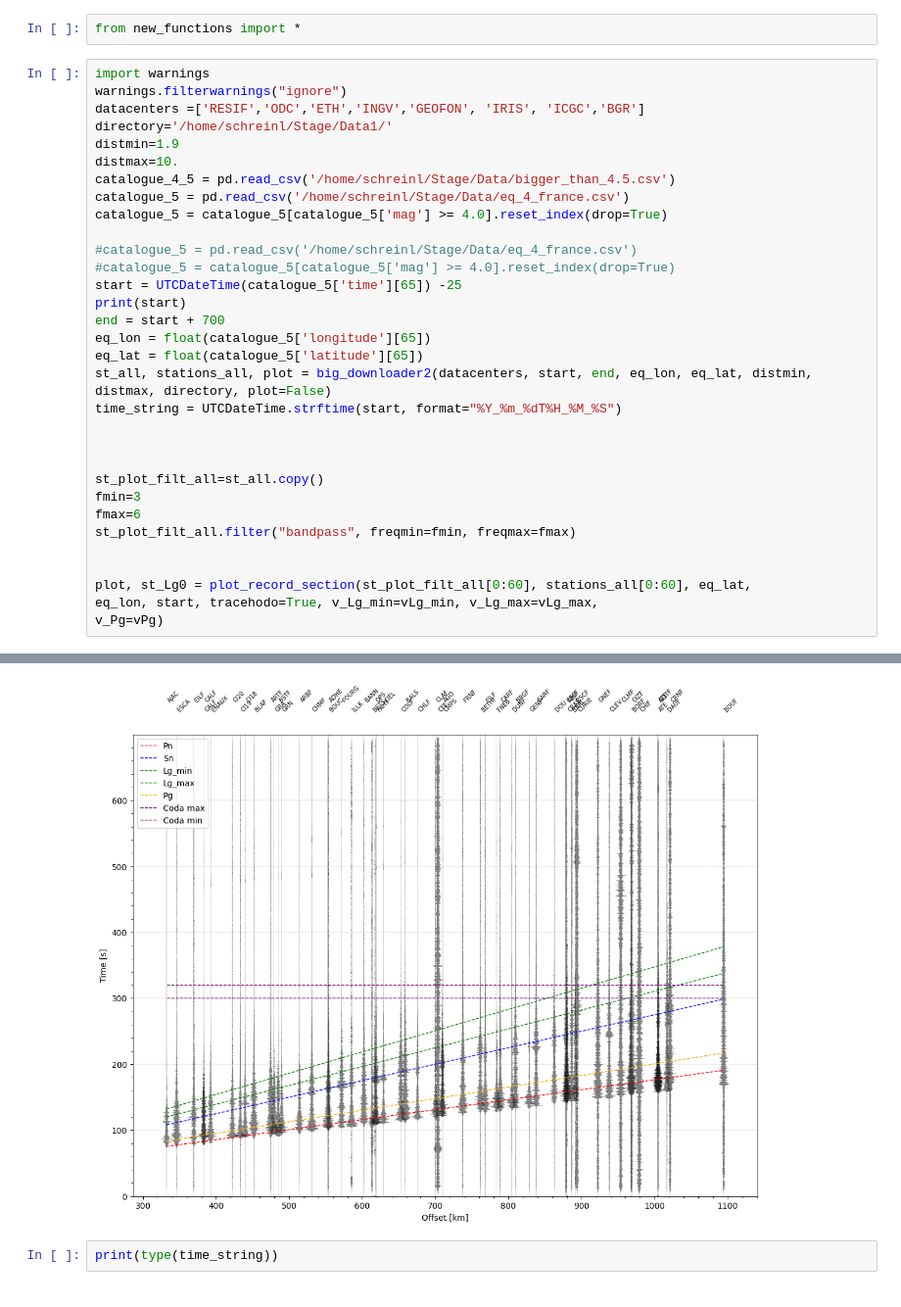
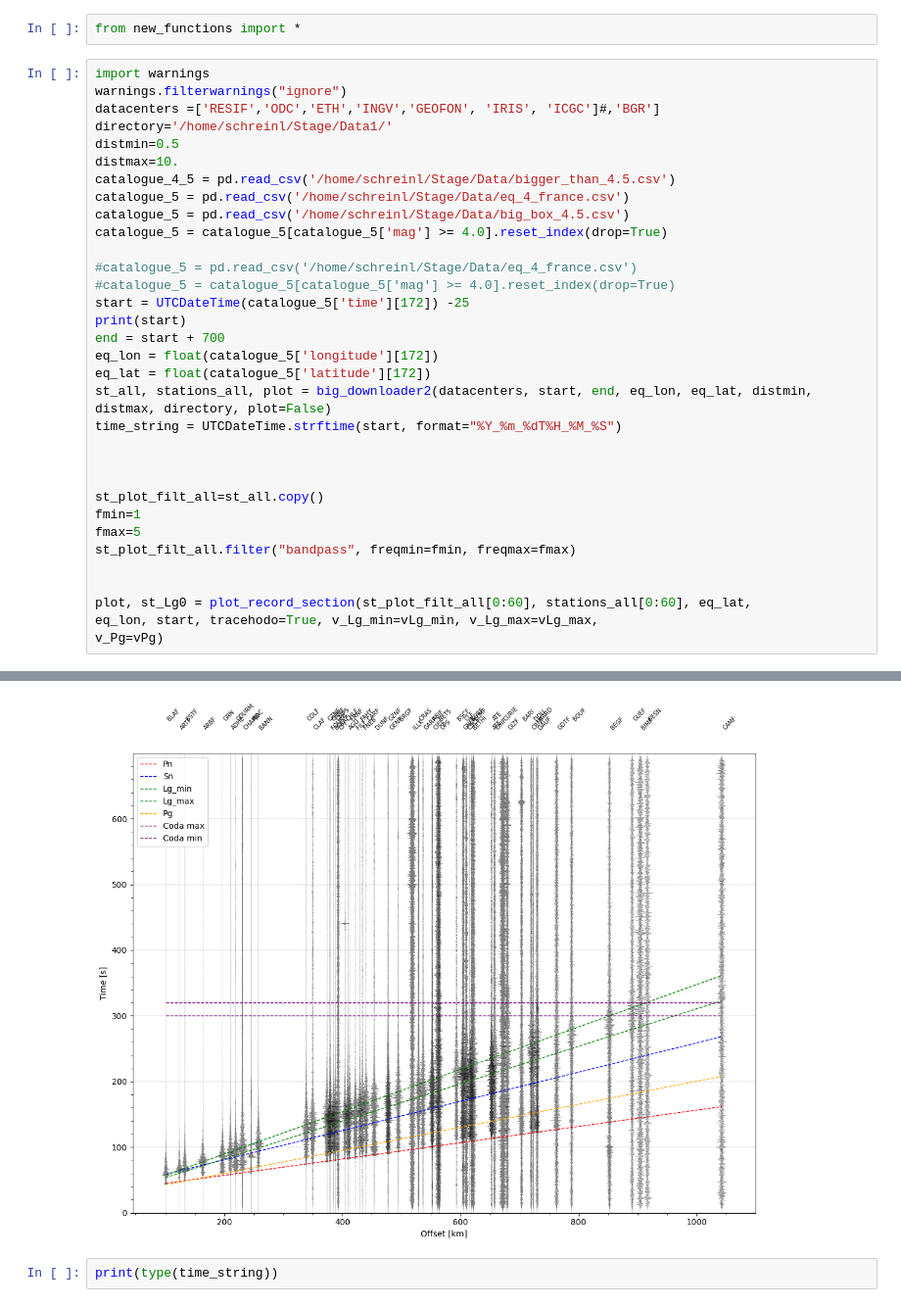
Before and after one commit to schreinerl/Lg_waves, a Jupyter notebook: siteeffect_plotting.ipynb, the cells around one changed output, grey strips where cells are left out. Shown at 98% size. Saved outputs shown, nothing was run; the diff lists cells and outputs as text.

Commit message:
made some plots in final site term

```diff
--- a/siteeffect_plotting.ipynb
+++ b/siteeffect_plotting.ipynb
@@ -33,29 +33,30 @@ from new_functions import *
 # %%
 import warnings
 warnings.filterwarnings("ignore")
-datacenters =['RESIF','ODC','ETH','INGV','GEOFON', 'IRIS', 'ICGC','BGR']
+datacenters =['RESIF','ODC','ETH','INGV','GEOFON', 'IRIS', 'ICGC']#,'BGR']
 directory='/home/schreinl/Stage/Data1/'
-distmin=1.9
+distmin=0.5
 distmax=10.
 catalogue_4_5 = pd.read_csv('/home/schreinl/Stage/Data/bigger_than_4.5.csv')
 catalogue_5 = pd.read_csv('/home/schreinl/Stage/Data/eq_4_france.csv')
+catalogue_5 = pd.read_csv('/home/schreinl/Stage/Data/big_box_4.5.csv')
 catalogue_5 = catalogue_5[catalogue_5['mag'] >= 4.0].reset_index(drop=True)
 
 #catalogue_5 = pd.read_csv('/home/schreinl/Stage/Data/eq_4_france.csv')
 #catalogue_5 = catalogue_5[catalogue_5['mag'] >= 4.0].reset_index(drop=True)
-start = UTCDateTime(catalogue_5['time'][65]) -25
+start = UTCDateTime(catalogue_5['time'][172]) -25
 print(start)
 end = start + 700
-eq_lon = float(catalogue_5['longitude'][65])
-eq_lat = float(catalogue_5['latitude'][65])
+eq_lon = float(catalogue_5['longitude'][172])
+eq_lat = float(catalogue_5['latitude'][172])
 st_all, stations_all, plot = big_downloader2(datacenters, start, end, eq_lon, eq_lat, distmin, distmax, directory, plot=False)
 time_string = UTCDateTime.strftime(start, format="%Y_%m_%dT%H_%M_%S")
 
 
 
 st_plot_filt_all=st_all.copy()
-fmin=3
-fmax=6
+fmin=1
+fmax=5
 st_plot_filt_all.filter("bandpass", freqmin=fmin, freqmax=fmax)
 
 
@@ -77,4 +84,4 @@ Earthquake at 2023-09-18T03:10:14.744000Z with magnitude 5.1
-[figure, old version]
+[figure, new version]
 # %%
 print(type(time_string))
 # %% [output]
```
Also changed, not shown: parts of 6 cells of this notebook, 4 other files.
